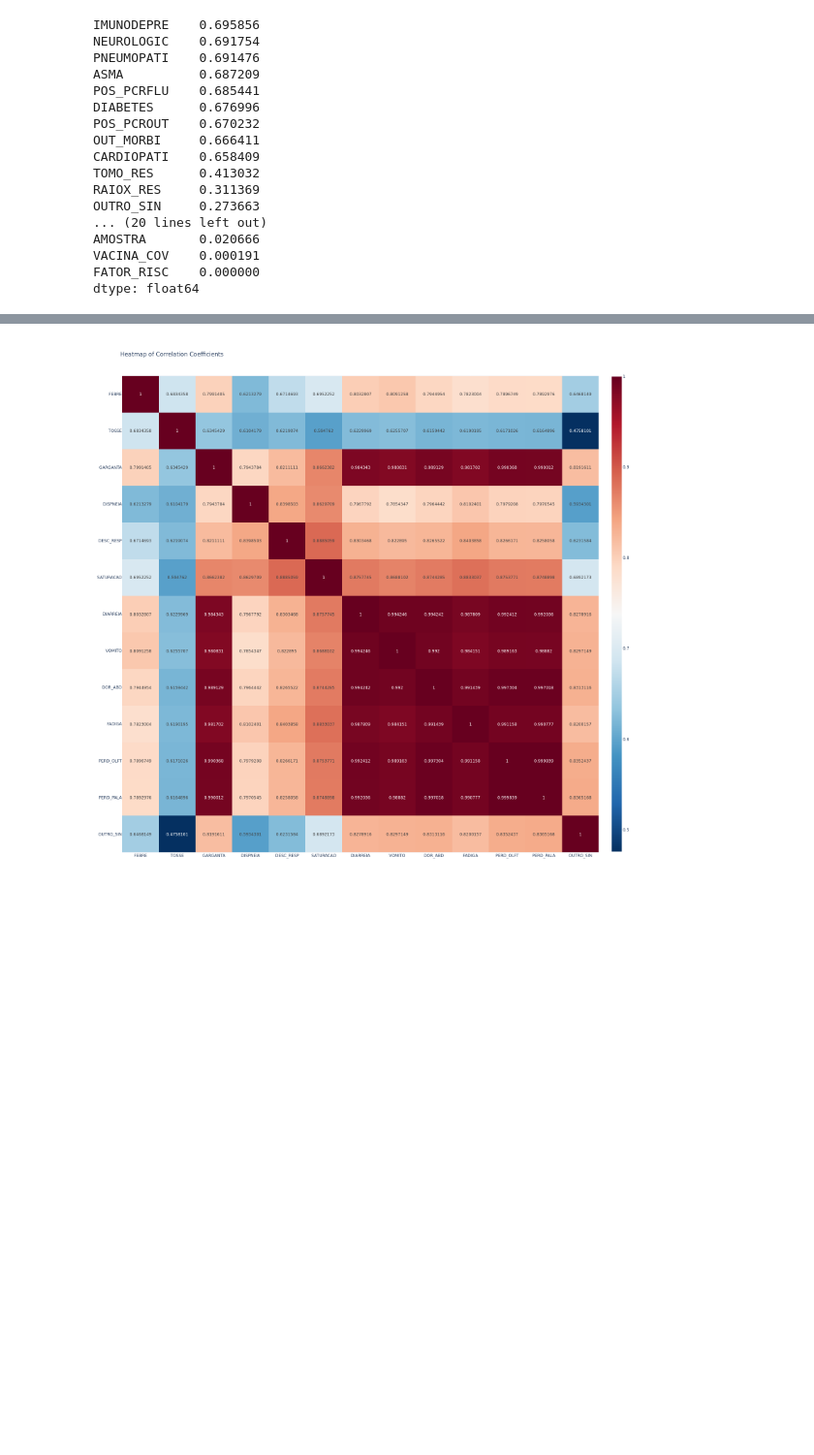
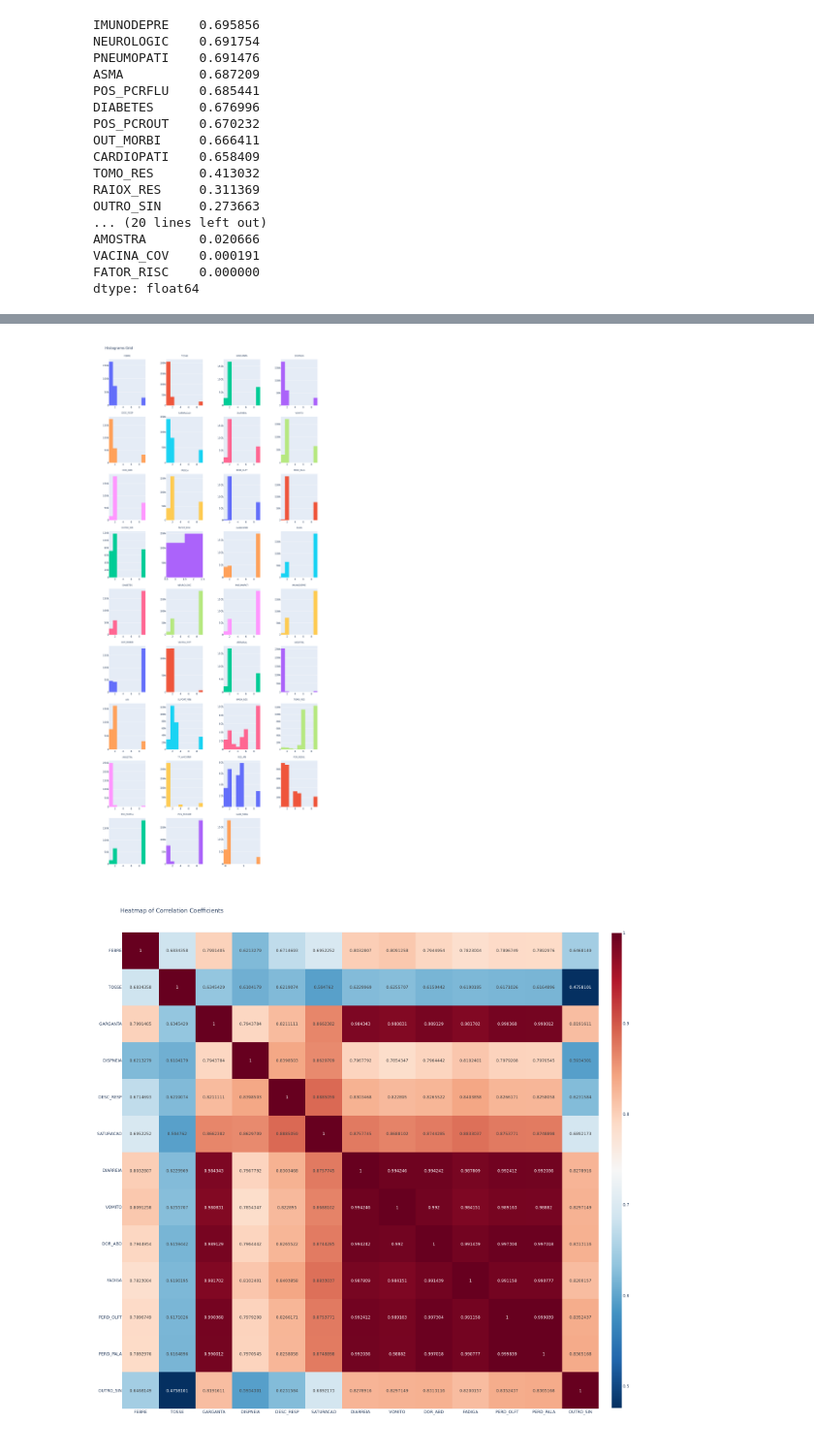
Before and after one commit to HeyLucasLeao/ols-regression-challenge, a Jupyter notebook: srag/eda.ipynb, the cells around one changed output, grey strips where cells are left out. Shown at 97% size. Cells and saved outputs as stored; diff of their text form; code cells hidden in the pictures; blank space fills up the shorter version.

```diff
--- a/srag/eda.ipynb
+++ b/srag/eda.ipynb
@@ -240,3 +267,8 @@ df
+# %%
+fig = plot_histograms_grid(df, max_plots_per_row=4, width=1200)
+fig.show("png")
+# %% [output]
+[figure, added]
 # %%
 def corr_heatmap(df, width=1600, height=1600, fig_type=None):
     """
```
Also changed, not shown: parts of 33 cells of this notebook.
